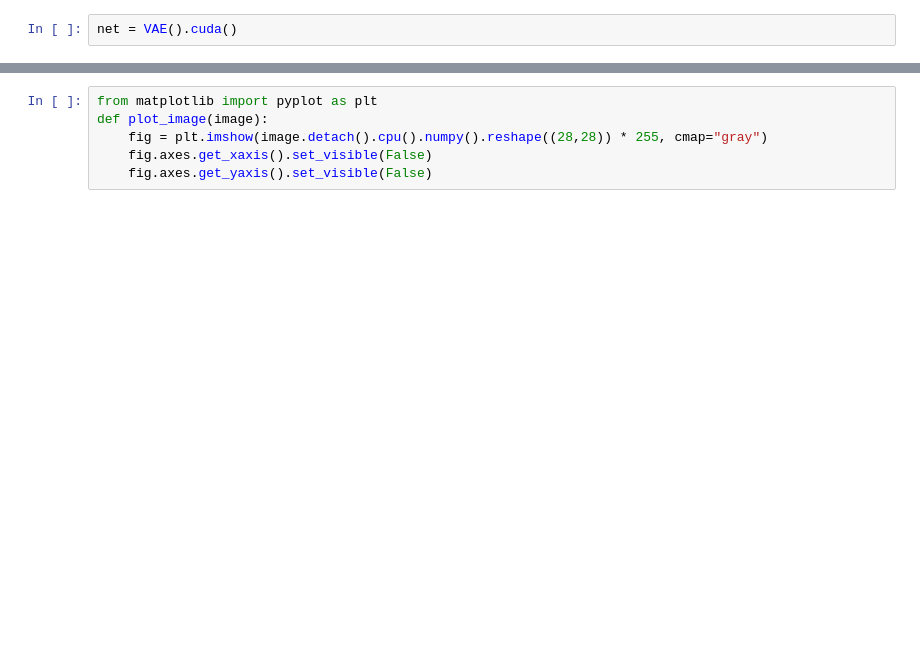
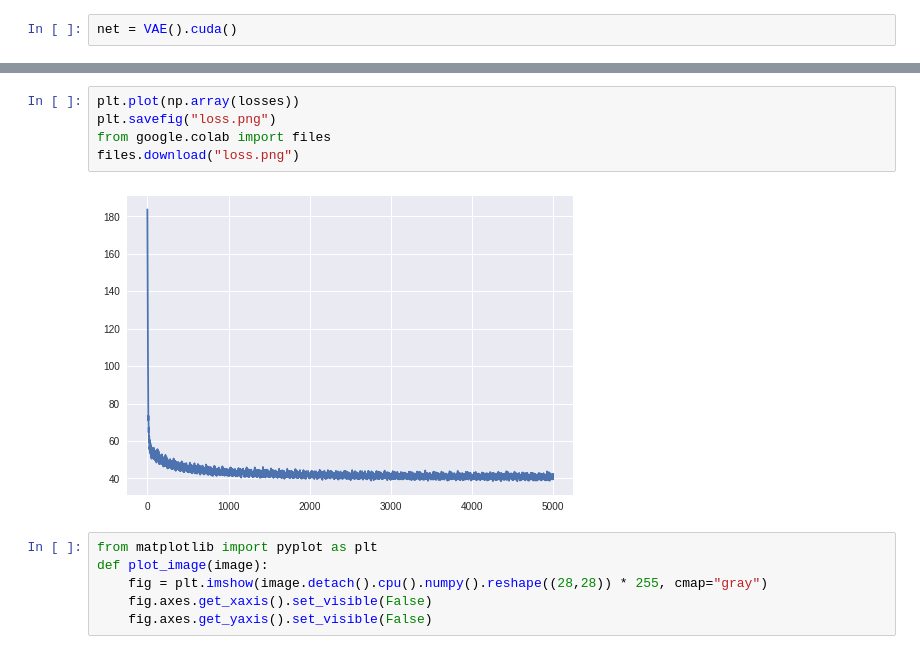
Before and after one commit to Maaarcocr/CW1DL, a Jupyter notebook: vae/Untitled.ipynb, the cells around one changed output, grey strips where cells are left out. Cells and saved outputs as stored; diff of their text form; blank space fills up the shorter version.

```diff
--- a/vae/Untitled.ipynb
+++ b/vae/Untitled.ipynb
@@ -110,3 +96,10 @@ array([[22177.156],
+# %%
+plt.plot(np.array(losses))
+plt.savefig("loss.png")
+from google.colab import files
+files.download("loss.png")
+# %% [output]
+[figure, added]
 # %%
 from matplotlib import pyplot as plt
 def plot_image(image):
```
Also changed, not shown: parts of 5 cells of this notebook.
